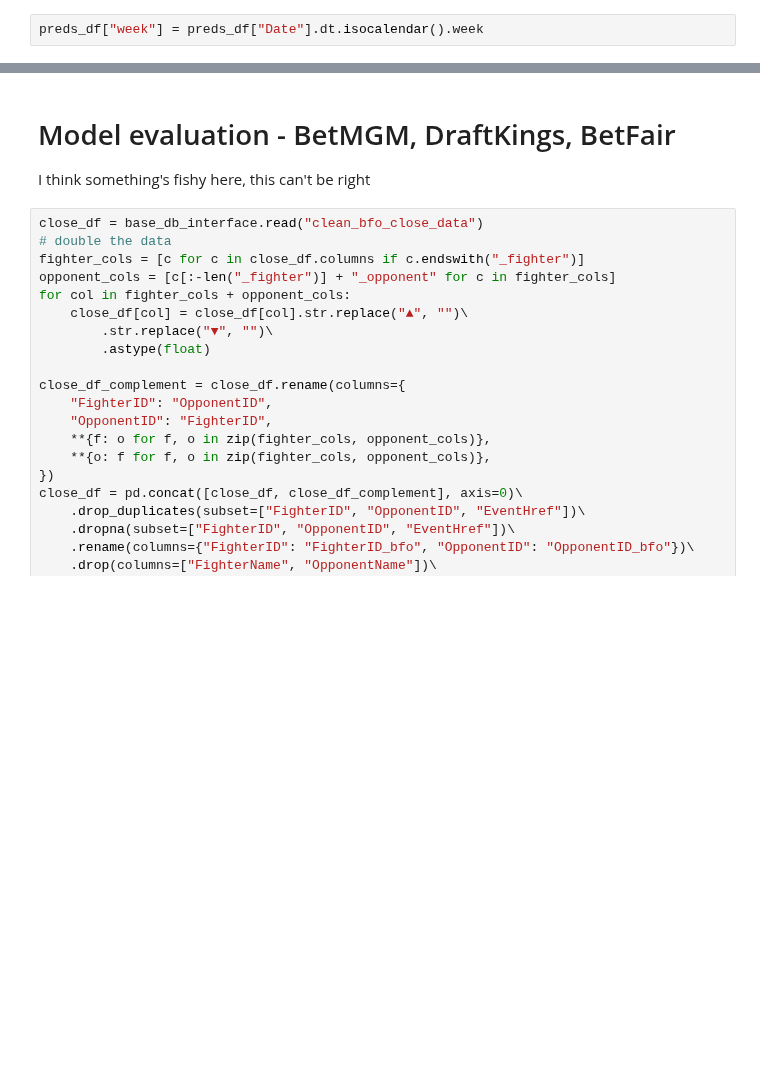
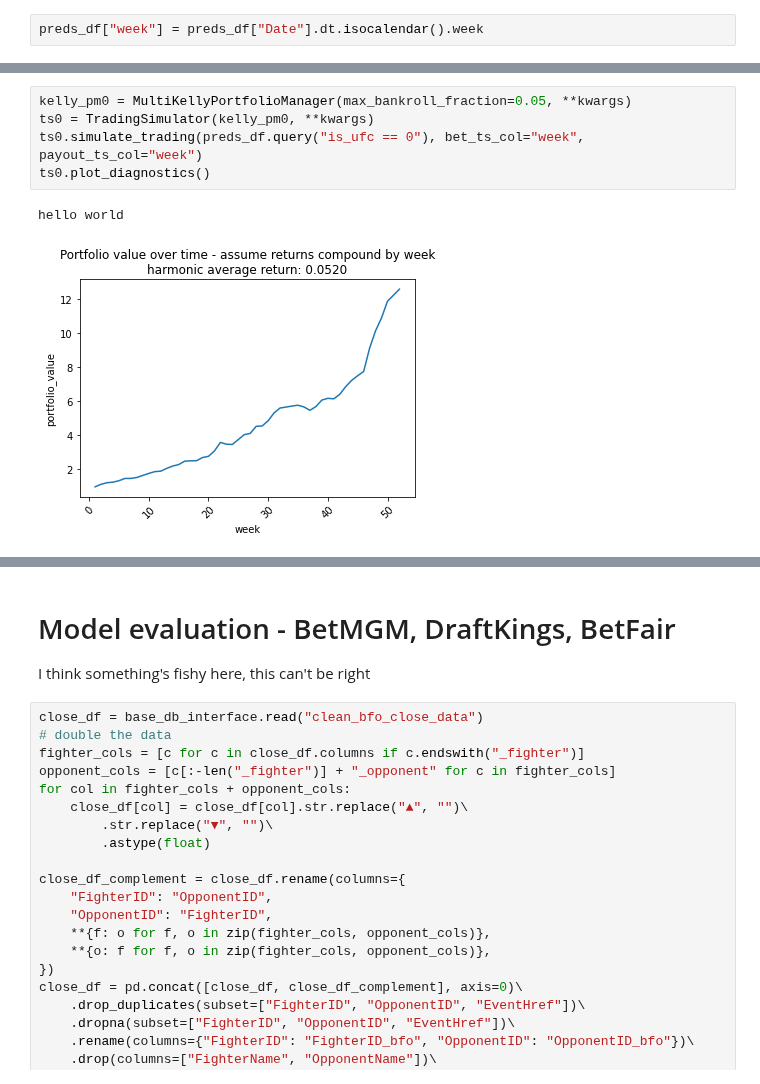
Before and after one commit to John-Curcio/sports, a Jupyter notebook: EXPERIMENTS/2023-04-10_base_template.ipynb, the cells around one changed output, grey strips where cells are left out. Saved outputs shown, nothing was run; the diff lists cells and outputs as text; blank space fills up the shorter version.

```diff
--- a/EXPERIMENTS/2023-04-10_base_template.ipynb
+++ b/EXPERIMENTS/2023-04-10_base_template.ipynb
@@ -770,0 +774,8 @@ non-ufc winnings
+# %%
+kelly_pm0 = MultiKellyPortfolioManager(max_bankroll_fraction=0.05, **kwargs)
+ts0 = TradingSimulator(kelly_pm0, **kwargs)
+ts0.simulate_trading(preds_df.query("is_ufc == 0"), bet_ts_col="week", payout_ts_col="week")
+ts0.plot_diagnostics()
+# %% [output]
+hello world
+[figure, added]
```
Also changed, not shown: parts of 12 cells of this notebook, 1 other file.
